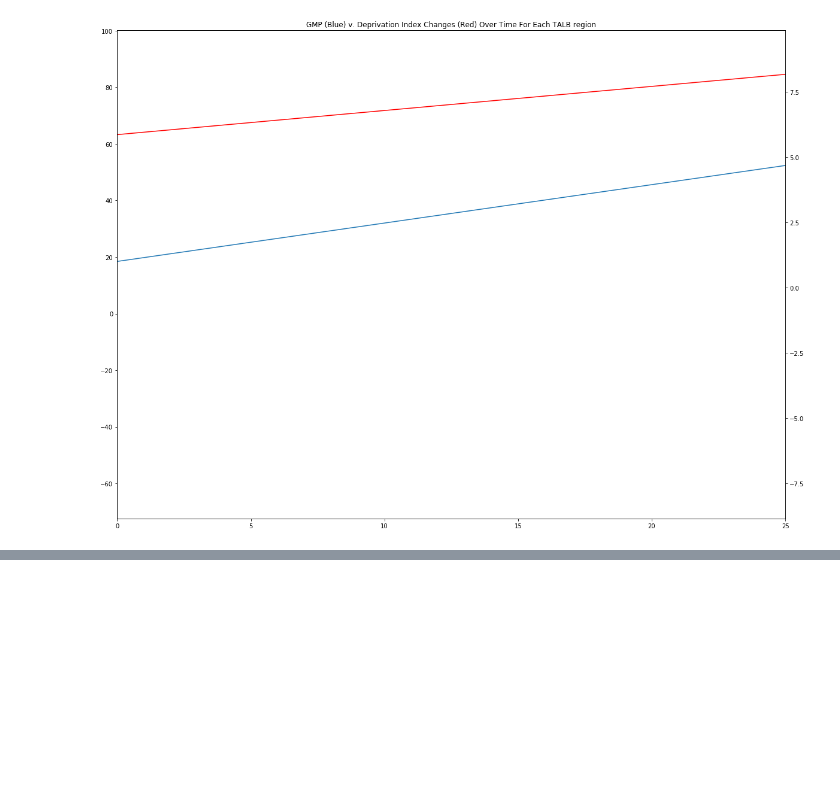
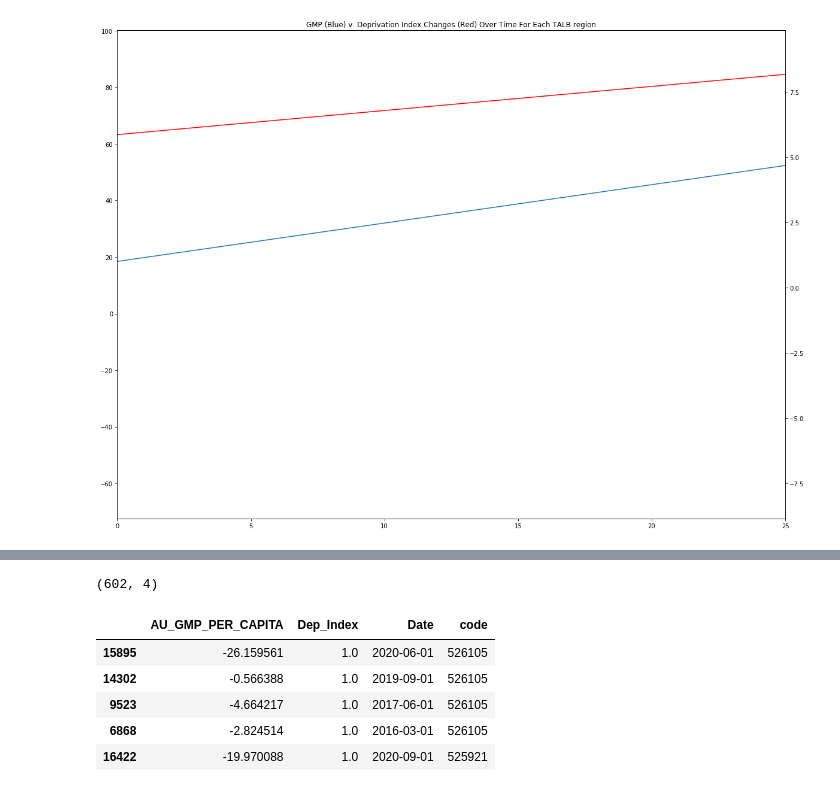
Before and after one commit to keri/DotLovesData, a Jupyter notebook: notebooks/data_exploration_AND_clean_data.ipynb, the cells around one changed output, grey strips where cells are left out. Cells and saved outputs as stored; diff of their text form; code cells hidden in the pictures; blank space fills up the shorter version.

```diff
--- a/notebooks/data_exploration_AND_clean_data.ipynb
+++ b/notebooks/data_exploration_AND_clean_data.ipynb
@@ -459,0 +485,13 @@ plt.savefig('/Users/keri/git/DotLovesData/visuals/GMPvDIOverTimePerTALB.png')
+# %%
+posDIDiff = communityDiff[communityDiff['Dep_Index'] > 0]
+posDINegGMP = posDIDiff[posDIDiff['AU_GMP_PER_CAPITA'] < 0]
+print(posDINegGMP.shape)
+posDINegGMP.head()
+# %% [output]
+(602, 4)
+|  | AU_GMP_PER_CAPITA | Dep_Index | Date | code |
+| 15895 | -26.159561 | 1.0 | 2020-06-01 | 526105 |
+| 14302 | -0.566388 | 1.0 | 2019-09-01 | 526105 |
+| 9523 | -4.664217 | 1.0 | 2017-06-01 | 526105 |
+| 6868 | -2.824514 | 1.0 | 2016-03-01 | 526105 |
+| 16422 | -19.970088 | 1.0 | 2020-09-01 | 525921 |
```
Also changed, not shown: parts of 19 cells of this notebook, 2 other files.
